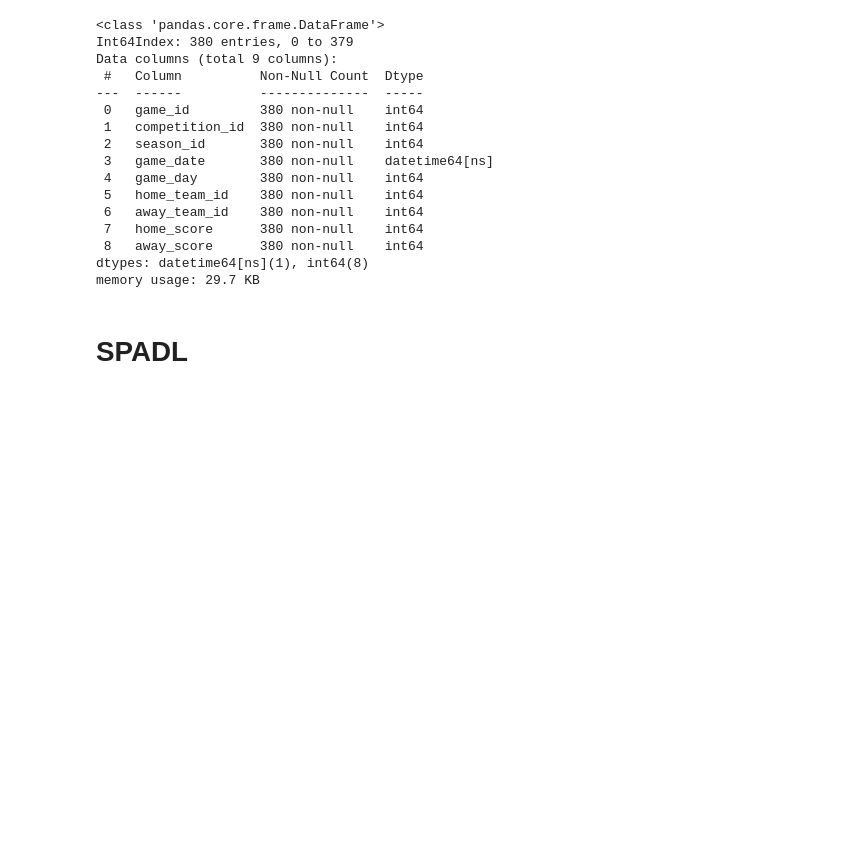
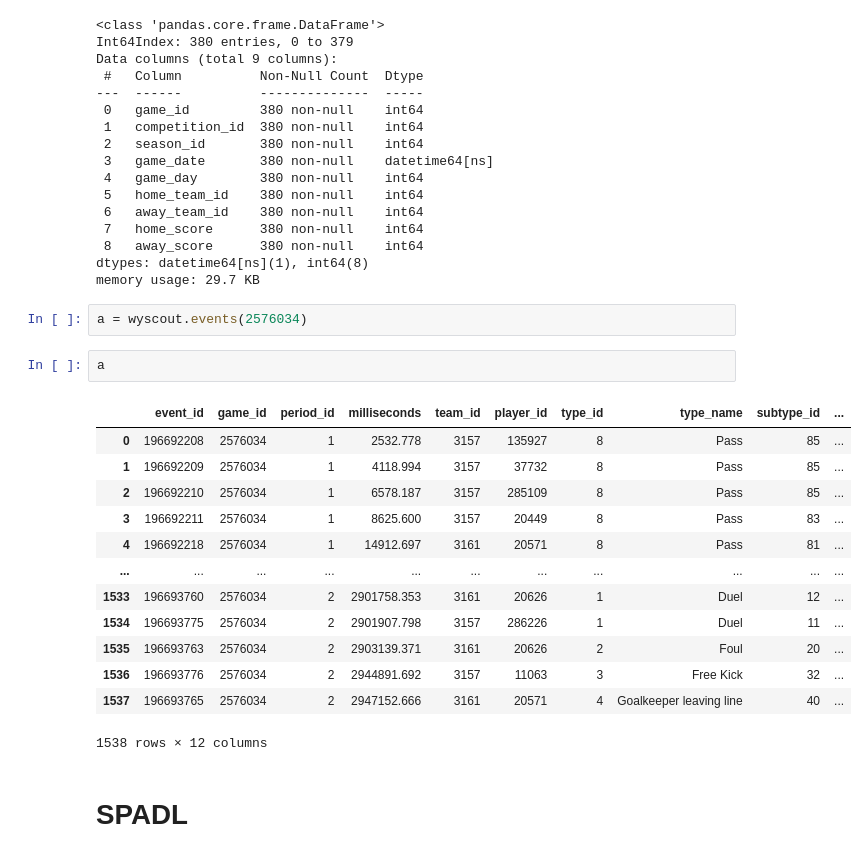
Before and after one commit to leonardoy99/Thesis_Moneyball, a Jupyter notebook: Code/Atomic_SPADL_ITA.ipynb, the cells around one changed output. Cells and saved outputs as stored; diff of their text form; blank space fills up the shorter version.

```diff
--- a/Code/Atomic_SPADL_ITA.ipynb
+++ b/Code/Atomic_SPADL_ITA.ipynb
@@ -129,6 +129,24 @@ Data columns (total 9 columns):
  8   away_score      380 non-null    int64
 dtypes: datetime64[ns](1), int64(8)
 memory usage: 29.7 KB
+# %%
+a = wyscout.events(2576034)
+# %%
+a
+# %% [output]
+|  | event_id | game_id | period_id | milliseconds | team_id | player_id | type_id | type_name | subtype_id | ... |
+| 0 | 196692208 | 2576034 | 1 | 2532.778 | 3157 | 135927 | 8 | Pass | 85 | ... |
+| 1 | 196692209 | 2576034 | 1 | 4118.994 | 3157 | 37732 | 8 | Pass | 85 | ... |
+| 2 | 196692210 | 2576034 | 1 | 6578.187 | 3157 | 285109 | 8 | Pass | 85 | ... |
+| 3 | 196692211 | 2576034 | 1 | 8625.600 | 3157 | 20449 | 8 | Pass | 83 | ... |
+| 4 | 196692218 | 2576034 | 1 | 14912.697 | 3161 | 20571 | 8 | Pass | 81 | ... |
+| ... | ... | ... | ... | ... | ... | ... | ... | ... | ... | ... |
+| 1533 | 196693760 | 2576034 | 2 | 2901758.353 | 3161 | 20626 | 1 | Duel | 12 | ... |
+| 1534 | 196693775 | 2576034 | 2 | 2901907.798 | 3157 | 286226 | 1 | Duel | 11 | ... |
+| 1535 | 196693763 | 2576034 | 2 | 2903139.371 | 3161 | 20626 | 2 | Foul | 20 | ... |
+| 1536 | 196693776 | 2576034 | 2 | 2944891.692 | 3157 | 11063 | 3 | Free Kick | 32 | ... |
+| 1537 | 196693765 | 2576034 | 2 | 2947152.666 | 3161 | 20571 | 4 | Goalkeeper leaving line | 40 | ... |
+1538 rows × 12 columns
 # %% [markdown]
 # SPADL
 # %% [raw]
```
Also changed, not shown: parts of 18 cells of this notebook, 4 other files.
